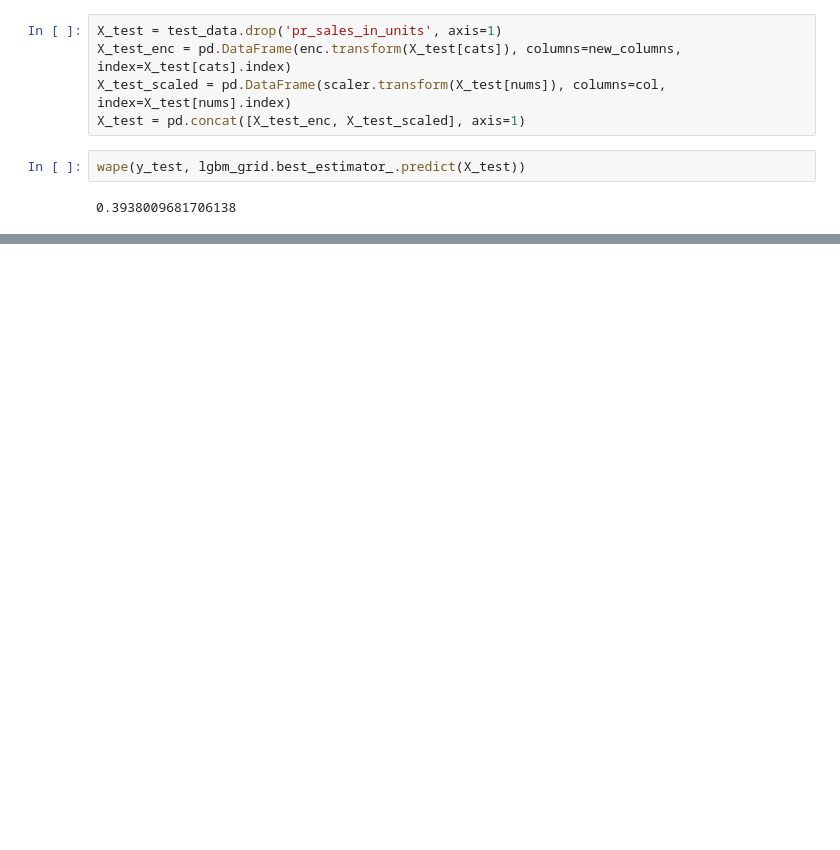
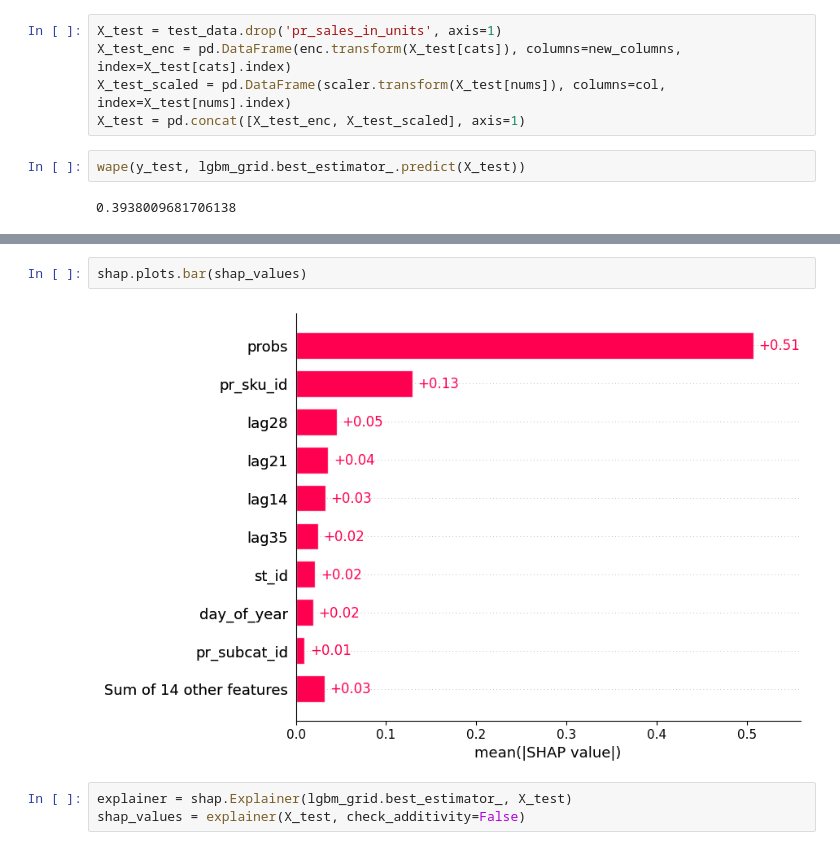
Before and after one commit to AndreiChernovJr/DS, a Jupyter notebook: lenta1_compact.ipynb, the cells around one changed output, grey strips where cells are left out. Saved outputs shown, nothing was run; the diff lists cells and outputs as text; blank space fills up the shorter version.

```diff
--- a/lenta1_compact.ipynb
+++ b/lenta1_compact.ipynb
@@ -209,0 +225,7 @@ Timestamp('2023-06-12 00:00:00')
+# %%
+shap.plots.bar(shap_values)
+# %% [output]
+[figure, added]
+# %%
+explainer = shap.Explainer(lgbm_grid.best_estimator_, X_test)
+shap_values = explainer(X_test, check_additivity=False)
```
Also changed, not shown: parts of 10 cells of this notebook.
